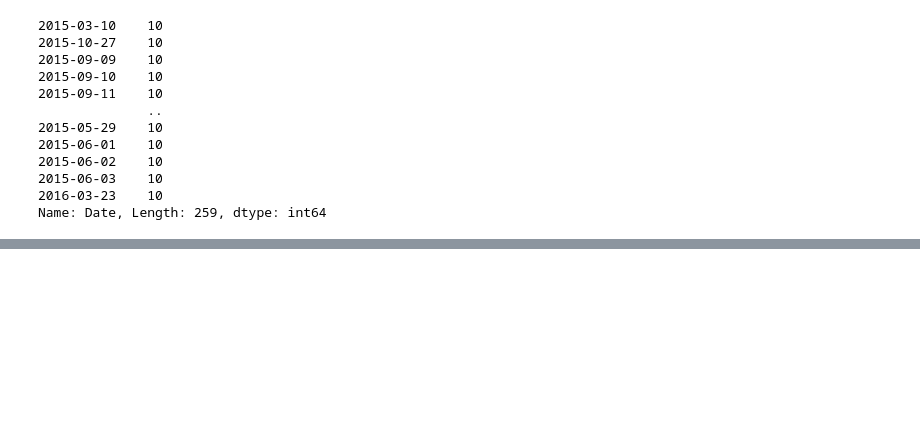
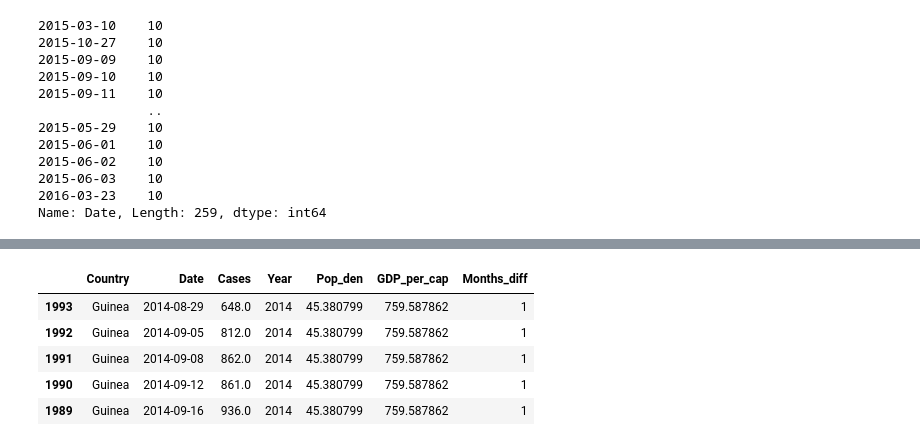
Before and after one commit to emimarch/BDA-Project, a Jupyter notebook: merge_data.ipynb, the cells around one changed output, grey strips where cells are left out. Cells and saved outputs as stored; diff of their text form; code cells hidden in the pictures; blank space fills up the shorter version.

Commit message:
update data
Updated data so that missing months for countries not set to 1. Months_diff is difference from Date and smallest date in dataset '2014-08-29 00:00:00'

```diff
--- a/merge_data.ipynb
+++ b/merge_data.ipynb
@@ -279,0 +374,2 @@ merged_df.to_csv('ebola_population.csv')
+# %%
+min_date = min(pd.DatetimeIndex(merged_df['Date']))
@@ -279,0 +380,4 @@ merged_df.to_csv('ebola_population.csv')
+# %%
+merged_df['Months_diff'] = ((pd.DatetimeIndex(merged_df.Date) - min_date)/np.timedelta64(1, 'M')).astype('int')
+# %%
+merged_df['Months_diff'] = merged_df['Months_diff'] + 1
@@ -279,0 +406,11 @@ merged_df.to_csv('ebola_population.csv')
+# %%
+merged_df = merged_df.sort_values(by =['Country', 'Date'])
+# %%
+merged_df.head()
+# %% [output]
+|  | Country | Date | Cases | Year | Pop_den | GDP_per_cap | Months_diff |
+| 1993 | Guinea | 2014-08-29 | 648.0 | 2014 | 45.380799 | 759.587862 | 1 |
+| 1992 | Guinea | 2014-09-05 | 812.0 | 2014 | 45.380799 | 759.587862 | 1 |
+| 1991 | Guinea | 2014-09-08 | 862.0 | 2014 | 45.380799 | 759.587862 | 1 |
+| 1990 | Guinea | 2014-09-12 | 861.0 | 2014 | 45.380799 | 759.587862 | 1 |
+| 1989 | Guinea | 2014-09-16 | 936.0 | 2014 | 45.380799 | 759.587862 | 1 |
```
Also changed, not shown: parts of 16 cells of this notebook, 1 other file.
